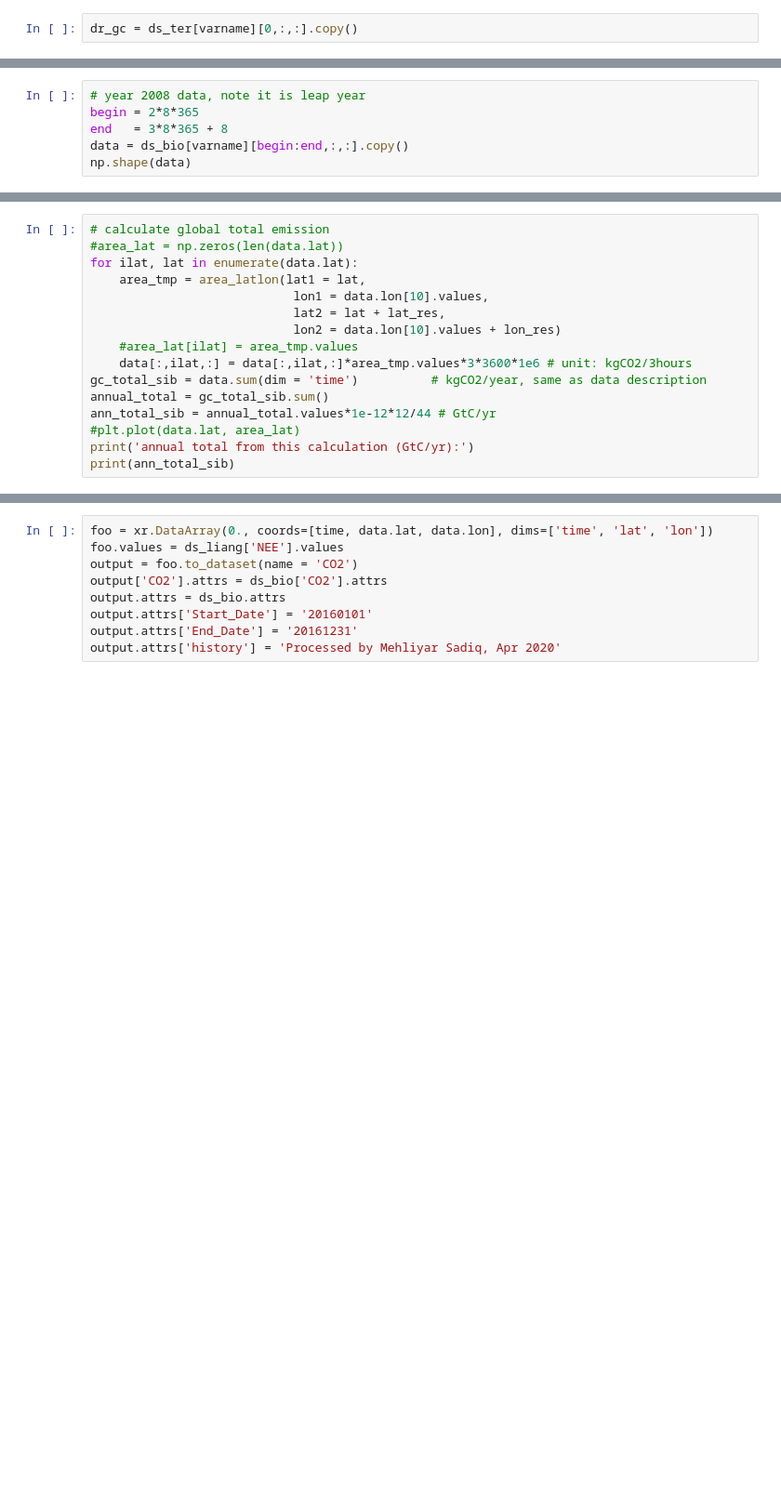
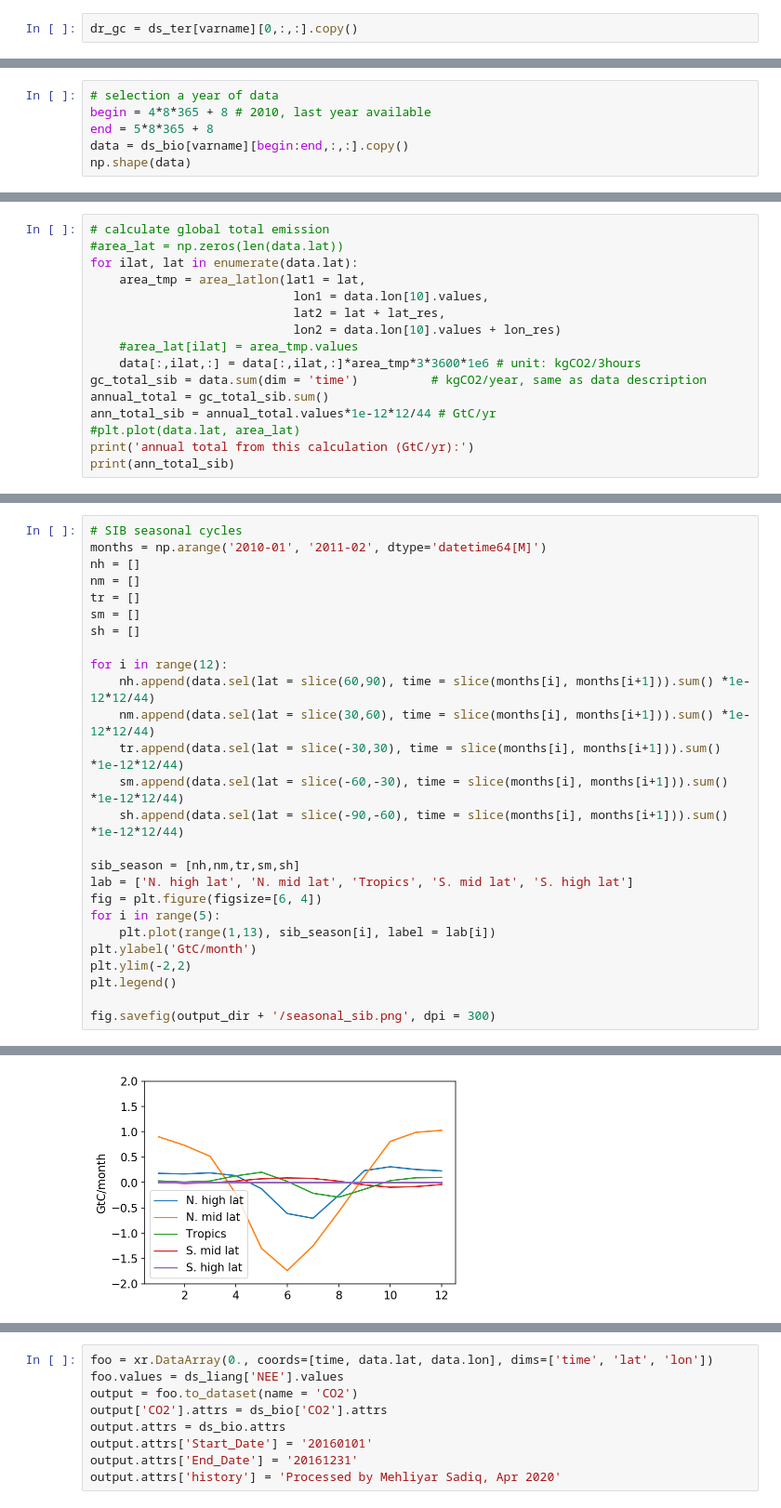
Before and after one commit to MehliyarSadiq/geoschem_simulations, a Jupyter notebook: forward/python/biospheric_flux.ipynb, the cells around one changed output, grey strips where cells are left out. Shown: that part at 93% size. Saved outputs shown, nothing was run; the diff lists cells and outputs as text; blank space fills up the shorter version.

```diff
--- a/forward/python/biospheric_flux.ipynb
+++ b/forward/python/biospheric_flux.ipynb
@@ -198,7 +97,7 @@ Attributes:
 # %%
-# year 2008 data, note it is leap year
-begin = 2*8*365
-end   = 3*8*365 + 8
+# selection a year of data
+begin = 4*8*365 + 8 # 2010, last year available
+end = 5*8*365 + 8
 data = ds_bio[varname][begin:end,:,:].copy()
 np.shape(data)
 # %% [output]
@@ -225,7 +111,7 @@ for ilat, lat in enumerate(data.lat):
                             lat2 = lat + lat_res,
                             lon2 = data.lon[10].values + lon_res)
     #area_lat[ilat] = area_tmp.values
-    data[:,ilat,:] = data[:,ilat,:]*area_tmp.values*3*3600*1e6 # unit: kgCO2/3hours
+    data[:,ilat,:] = data[:,ilat,:]*area_tmp*3*3600*1e6 # unit: kgCO2/3hours
 gc_total_sib = data.sum(dim = 'time')          # kgCO2/year, same as data description
 annual_total = gc_total_sib.sum()
 ann_total_sib = annual_total.values*1e-12*12/44 # GtC/yr
@@ -265,0 +124,27 @@ for ax in axes:
+# %%
+# SIB seasonal cycles
+months = np.arange('2010-01', '2011-02', dtype='datetime64[M]')
+nh = []
+nm = []
+tr = []
+sm = []
+sh = []
+
+for i in range(12):
+    nh.append(data.sel(lat = slice(60,90), time = slice(months[i], months[i+1])).sum() *1e-12*12/44)
+    nm.append(data.sel(lat = slice(30,60), time = slice(months[i], months[i+1])).sum() *1e-12*12/44)
+    tr.append(data.sel(lat = slice(-30,30), time = slice(months[i], months[i+1])).sum() *1e-12*12/44)
+    sm.append(data.sel(lat = slice(-60,-30), time = slice(months[i], months[i+1])).sum() *1e-12*12/44)
+    sh.append(data.sel(lat = slice(-90,-60), time = slice(months[i], months[i+1])).sum() *1e-12*12/44)
+
+sib_season = [nh,nm,tr,sm,sh]
+lab = ['N. high lat', 'N. mid lat', 'Tropics', 'S. mid lat', 'S. high lat']
+fig = plt.figure(figsize=[6, 4])
+for i in range(5):
+    plt.plot(range(1,13), sib_season[i], label = lab[i])
+plt.ylabel('GtC/month')
+plt.ylim(-2,2)
+plt.legend()
+
+fig.savefig(output_dir + '/seasonal_sib.png', dpi = 300)
+# %% [output]
@@ -265,0 +152 @@ for ax in axes:
+[figure, added]
```
Also changed, not shown: parts of 27 cells of this notebook, 4 other files.
